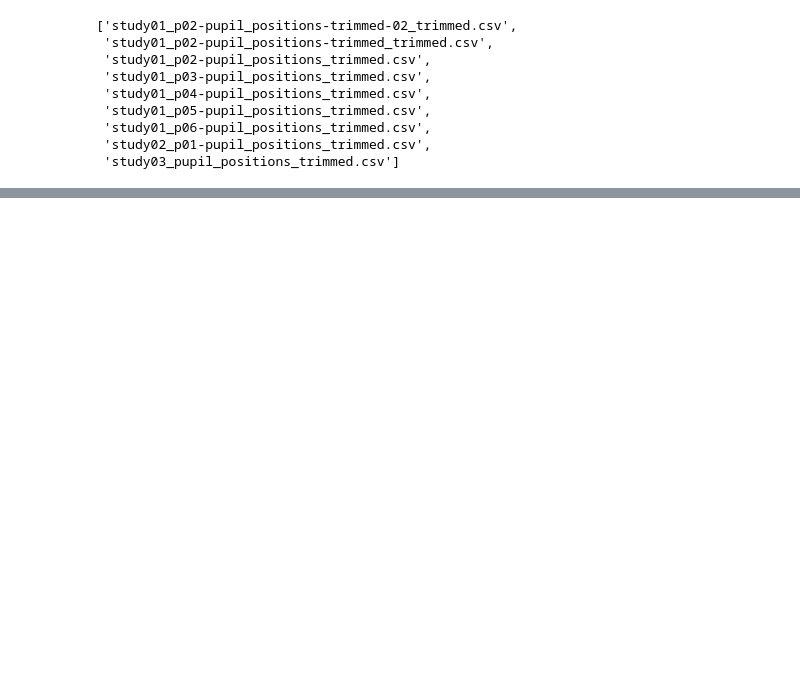
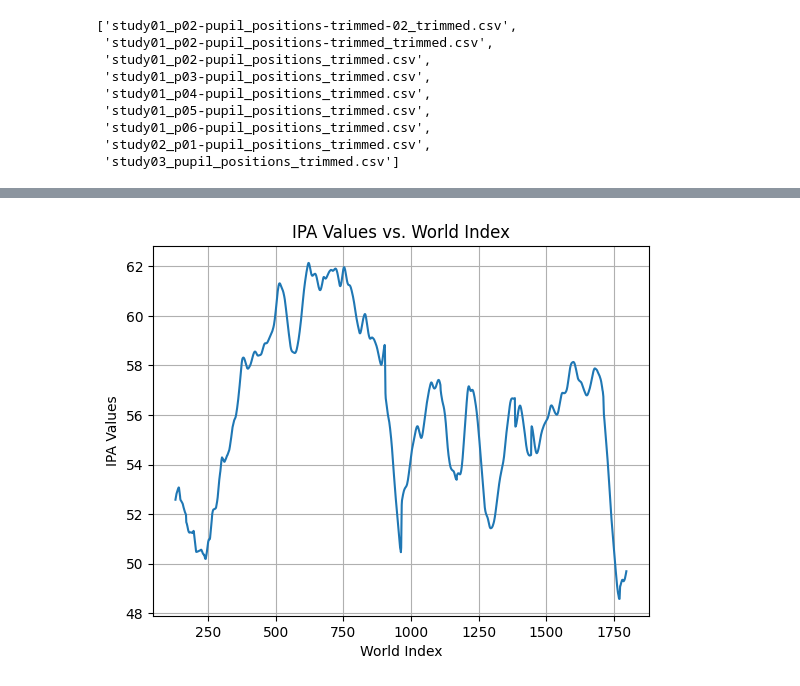
Before and after one commit to Jihaiku/Pupillometric-measures-of-cognitive-load, a Jupyter notebook: Maintained Code/PyPil.ipynb, the cells around one changed output, grey strips where cells are left out. Saved outputs shown, nothing was run; the diff lists cells and outputs as text; code cells hidden in the pictures; blank space fills up the shorter version.

```diff
--- a/Maintained Code/PyPil.ipynb
+++ b/Maintained Code/PyPil.ipynb
@@ -704,0 +890,5 @@ df.head()
+# %%
+data = {'Col1': range(1, 11),
+        'Col2': np.random.randint(1, 6, 10)}  # Random integers between 1 and 5 for Col2
+df = pd.DataFrame(data)
+df.head(1000)
@@ -773,0 +937,10 @@ print("IPA Values:", ipa_values)
+# %%
+window_size = 60
+
+if window_size > len(df):
+    raise ValueError("Window size is greater than the length of the dataframe")
+
+# Calculate sliding window average and latest Col1 value
+result_df = sliding_window_average(df, window_size)
+
+print(result_df)
@@ -773,0 +962,9 @@ print("IPA Values:", ipa_values)
+# %%
+plt.plot(result_df['Latest_Col1'], result_df['Window_Avg'], linestyle='-')
+plt.title('IPA Values vs. World Index')
+plt.xlabel('World Index')
+plt.ylabel('IPA Values')
+plt.grid(True)
+plt.show()
+# %% [output]
+[figure, added]
```
Also changed, not shown: parts of 17 cells of this notebook, 1 other file.
